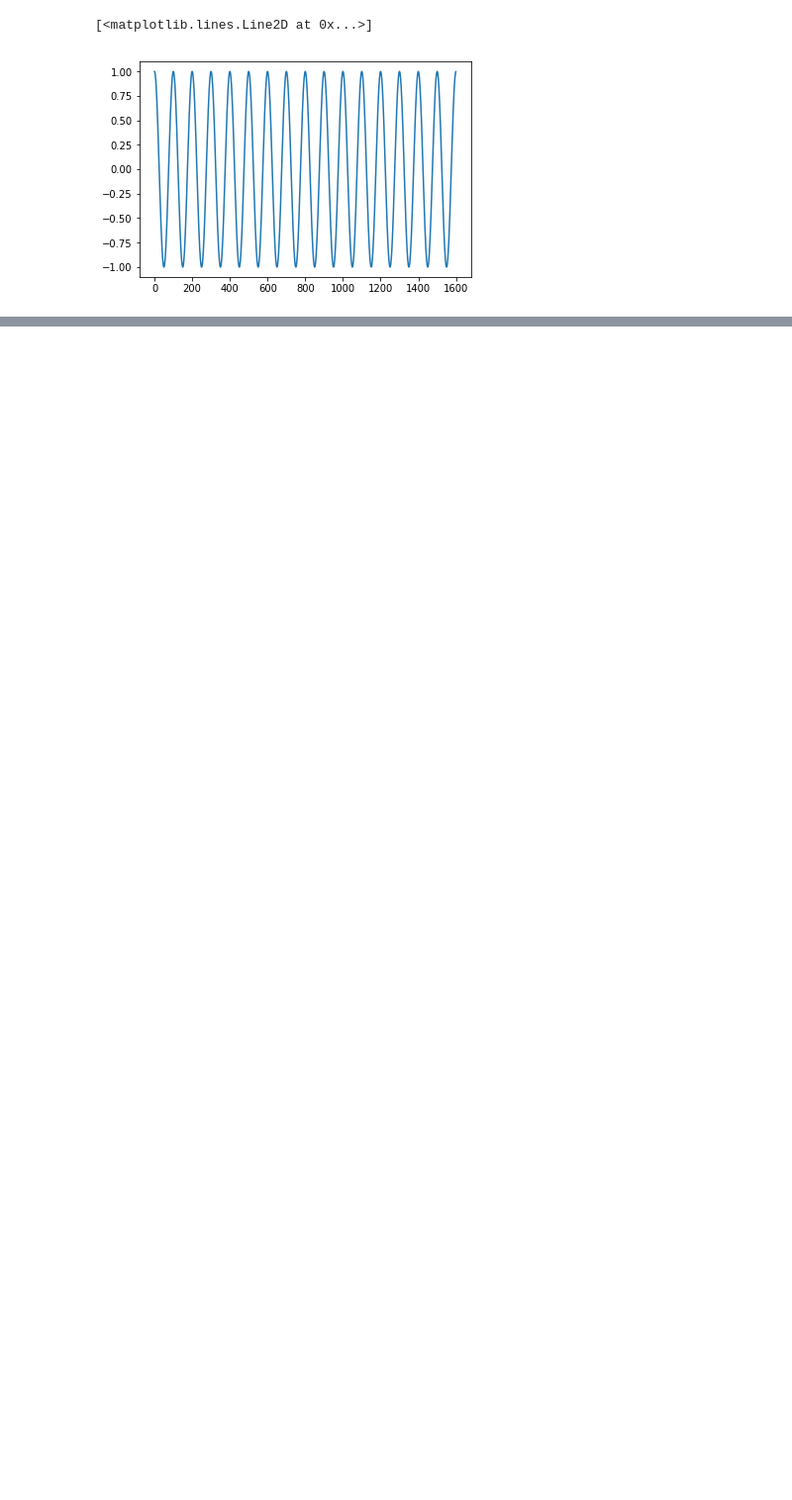
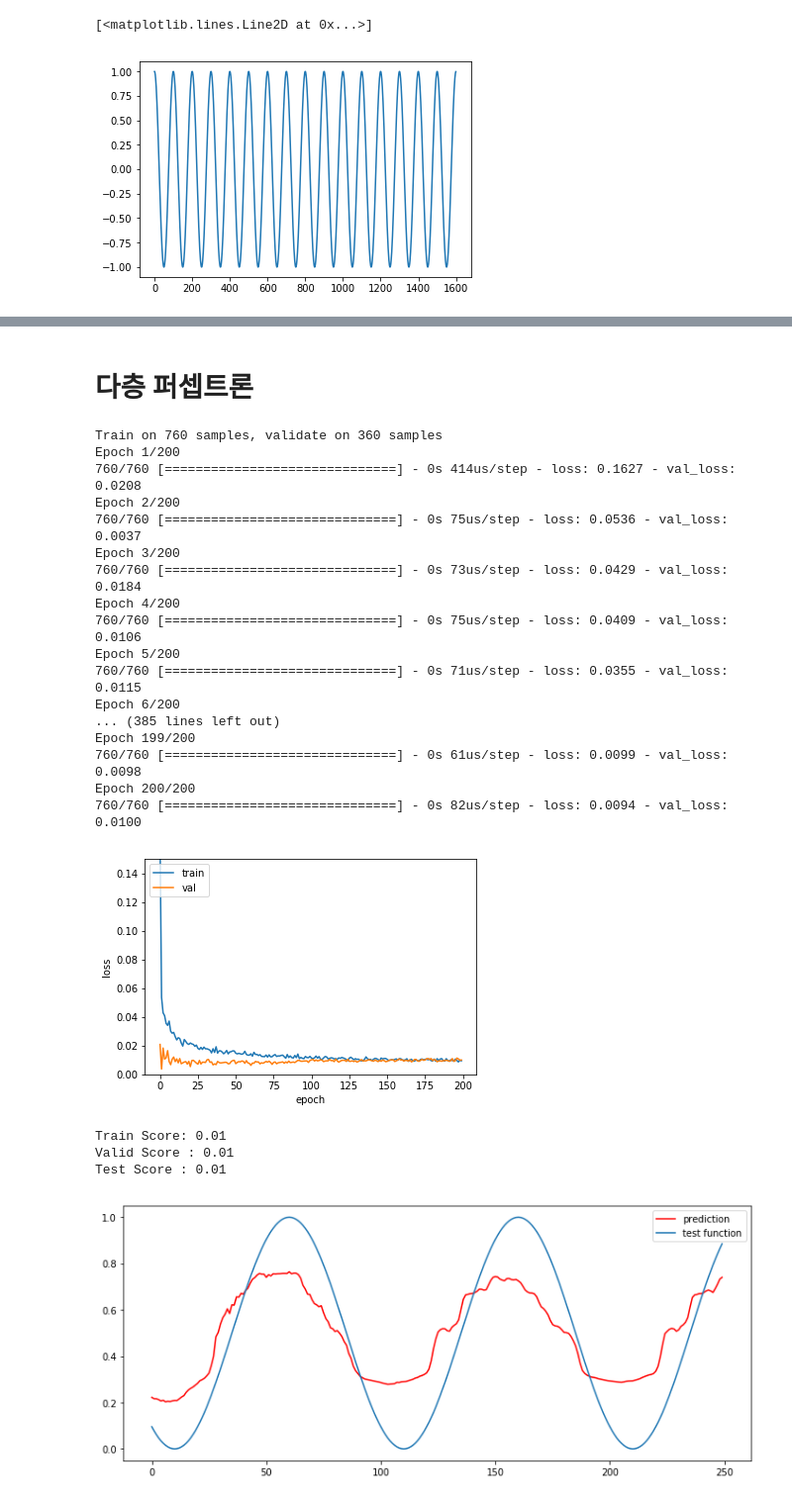
Before and after one commit to ximzzzzz/review2, a Jupyter notebook: LSTM_time_series_KERAS_eg.ipynb, the cells around one changed output, grey strips where cells are left out. Shown: that part at 99% size. Cells and saved outputs as stored; diff of their text form; code cells hidden in the pictures; blank space fills up the shorter version.

```diff
--- a/LSTM_time_series_KERAS_eg.ipynb
+++ b/LSTM_time_series_KERAS_eg.ipynb
@@ -2,7 +2,7 @@
 import numpy as np
 import matplotlib.pyplot as plt
 # %%
-signal_data = np.cos(np.arange(1600)* (20*np.pi/1000))
+signal_data = np.cos(np.arange(1600)* (20*np.pi/1000))[:,None]
 # %%
 plot_x = np.arange(1600)
 plt.plot(plot_x, signal_data)
@@ -37,7 +29,7 @@ valid = signal_data[800:1200]
 test = signal_data[1200:]
 
 x_train, y_train = create_dataset(train, look_back)
-x_valid, y_valid = create_dataset(valid, look_back)
+x_val, y_val = create_dataset(valid, look_back)
 x_test, y_test = create_dataset(test, look_back)
 # %%
 from keras import *
@@ -62,0 +69,5 @@ model.add(Dense(1))
+# %%
+# 전처리
+x_train = np.reshape(x_train, (x_train.shape[0], x_train.shape[1],1))
+x_val = np.reshape(x_val, (x_val.shape[0], x_val.shape[1],1))
+x_test = np.reshape(x_test, (x_test.shape[0], x_test.shape[1],1))
@@ -62,0 +80,4 @@ model.add(Dense(1))
+# %%
+x_train = np.squeeze(x_train)
+x_val = np.squeeze(x_val)
+x_test = np.squeeze(x_test)
@@ -62,0 +92,67 @@ model.add(Dense(1))
+# %% [markdown]
+# 다층 퍼셉트론
+# %%
+model = Sequential()
+model.add(layers.Dense(32, input_dim=40, activation='relu'))
+model.add(layers.Dropout(0.3))
+for i in range(2):
+    model.add(layers.Dense(32, activation='relu'))
+    model.add(layers.Dropout(0.3))
+model.add(layers.Dense(1))
+
+model.compile(loss = 'mean_squared_error', optimizer='adagrad')
+
+hist = model.fit(x_train, y_train, epochs=200, batch_size=32, validation_data=(x_val, y_val))
+
+plt.plot(hist.history['loss'])
+plt.plot(hist.history['val_loss'])
+plt.ylim(0.0, 0.15)
+plt.ylabel('loss')
+plt.xlabel('epoch')
+plt.legend(['train', 'val'], loc = 'upper left')
+plt.show()
+
+trainScore = model.evaluate(x_train, y_train, verbose=0)
+print('Train Score: %.2f'%(trainScore))
+valScore = model.evaluate(x_val, y_val, verbose=0)
+print('Valid Score : %.2f'%(valScore))
+testScore = model.evaluate(x_test, y_test, verbose=0)
+print('Test Score : %.2f'%(testScore))
+
+
+look_ahead = 250
+xhat = x_test[0,None]
+predictions = np.zeros((look_ahead,1))
+for i in range(look_ahead):
+    prediction = model.predict(xhat, batch_size=32)
+    predictions[i] = prediction
+    xhat = np.hstack([xhat[:, 1:], prediction])
+
+plt.figure(figsize=(12,5))
+plt.plot(np.arange(look_ahead), predictions, 'r', label='prediction')
+plt.plot(np.arange(look_ahead), y_test[:look_ahead], label = 'test function')
+plt.legend()
+plt.show()
+# %% [output]
+Train on 760 samples, validate on 360 samples
+Epoch 1/200
+760/760 [==============================] - 0s 414us/step - loss: 0.1627 - val_loss: 0.0208
+Epoch 2/200
+760/760 [==============================] - 0s 75us/step - loss: 0.0536 - val_loss: 0.0037
+Epoch 3/200
+760/760 [==============================] - 0s 73us/step - loss: 0.0429 - val_loss: 0.0184
+Epoch 4/200
+760/760 [==============================] - 0s 75us/step - loss: 0.0409 - val_loss: 0.0106
+Epoch 5/200
+760/760 [==============================] - 0s 71us/step - loss: 0.0355 - val_loss: 0.0115
+Epoch 6/200
+... (385 lines left out)
+Epoch 199/200
+760/760 [==============================] - 0s 61us/step - loss: 0.0099 - val_loss: 0.0098
+Epoch 200/200
+760/760 [==============================] - 0s 82us/step - loss: 0.0094 - val_loss: 0.0100
+[figure, added]
+Train Score: 0.01
+Valid Score : 0.01
+Test Score : 0.01
+[figure, added]
```
Also changed, not shown: parts of 18 cells of this notebook.
